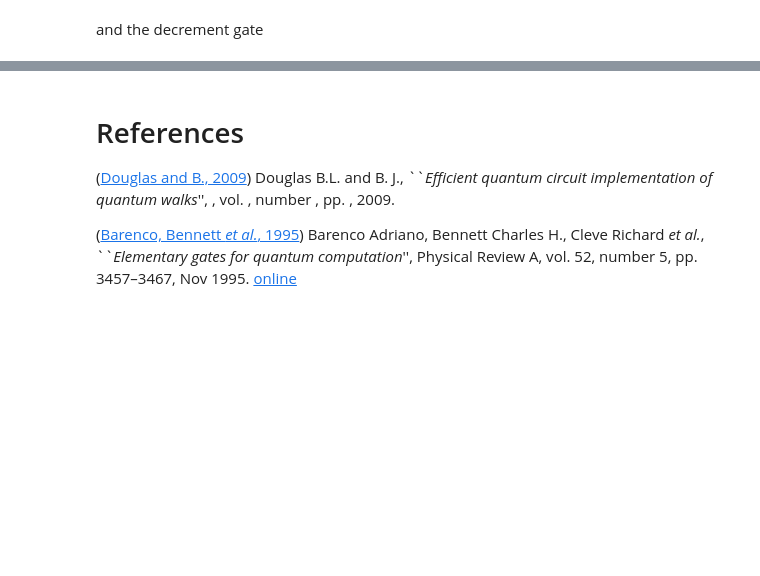
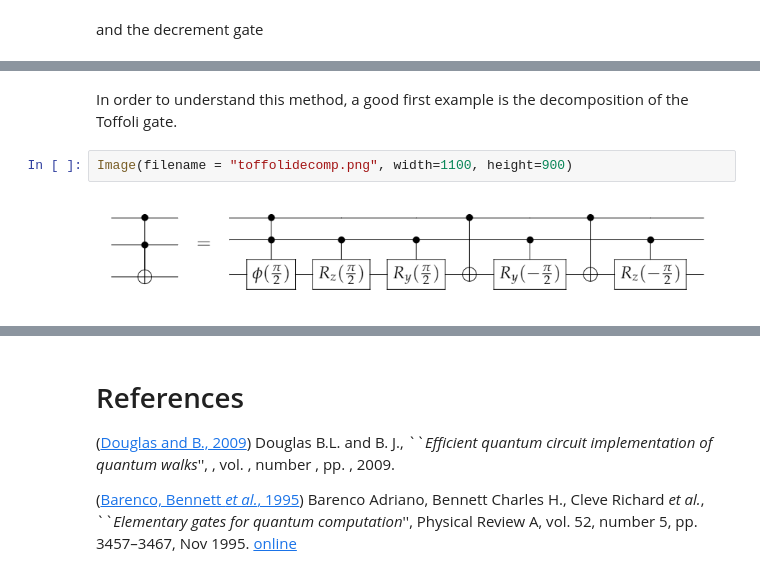
Before and after one commit to JaimePSantos/Dissertation-Tex-Code, a Jupyter notebook: Presentation/pres.ipynb, the cells around one changed output, grey strips where cells are left out. Saved outputs shown, nothing was run; the diff lists cells and outputs as text; blank space fills up the shorter version.

```diff
--- a/Presentation/pres.ipynb
+++ b/Presentation/pres.ipynb
@@ -564,0 +558,6 @@ For a graph with $8$ nodes, for example, $3$ qubits are required to encode every
+# %% [markdown]
+In order to understand this method, a good first example is the decomposition of the Toffoli gate.
+# %%
+Image(filename = "toffolidecomp.png", width=1100, height=900)
+# %% [output]
+[figure, added]
```
Also changed, not shown: parts of 43 cells of this notebook, 2 other files.
